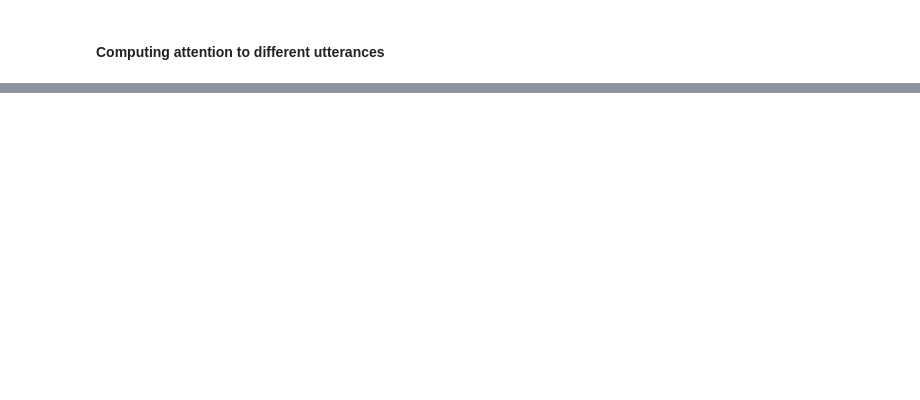
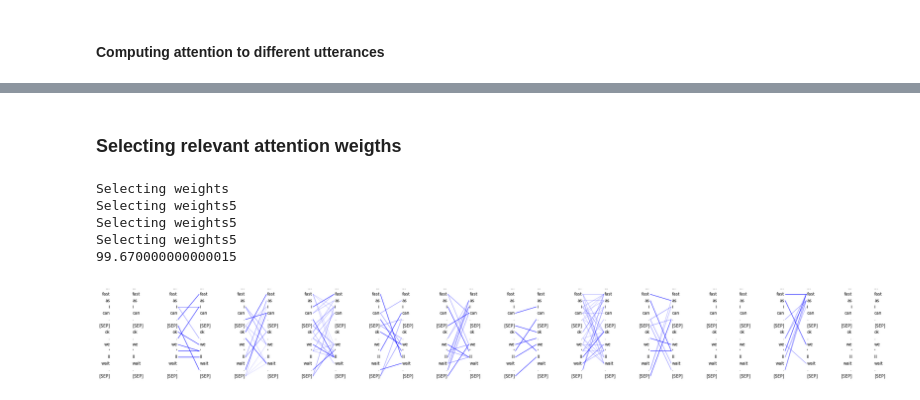
Before and after one commit to eliroc98/dialogue_coherence, a Jupyter notebook: utterances_attention.ipynb, the cells around one changed output, grey strips where cells are left out. Saved outputs shown, nothing was run; the diff lists cells and outputs as text; code cells hidden in the pictures; blank space fills up the shorter version.

```diff
--- a/utterances_attention.ipynb
+++ b/utterances_attention.ipynb
@@ -439,0 +529,2 @@ for l in np.arange(12):
+# %% [markdown]
+### Selecting relevant attention weigths
@@ -439,0 +542,66 @@ for l in np.arange(12):
+# %%
+def select_attn(attn_dict, rel_q):
+  attn_selected = attn_dict.copy()
+
+  for k in attn_dict:
+      print("Selecting weights")
+      for i, item in enumerate(attn_dict[k]):
+        print(f'{np.round(i/len(attn_dict[k]),4)*100}', end='\r')
+        n_tokens = int(tf.shape(item['attns'])[-1])
+        att_mat = [[[[0 for _ in np.arange(n_tokens)] for _ in np.arange(n_tokens)] for _ in np.arange(12)] for _ in np.arange(12)]
+        for l in np.arange(12):
+            for h in np.arange(12):
+              m1 = item['attns'][l][h] <= rel_q[k][l][h][1]
+              m2 = item['attns'][l][h] >= rel_q[k][l][h][0]
+              m = m1 * m2
+              att_mat[l][h] = item['attns'][l][h] * m
+        attn_selected[k][i]['attn_selected'] = att_mat
+  return attn_selected
+# %%
+attention_selected = select_attn(attention_dicts, relevance_quantiles)
+# %% [output]
+Selecting weights
+Selecting weights5
+Selecting weights5
+Selecting weights5
+99.670000000000015
+# %%
+import math
+width = 3
+example_sep = 3
+word_height = 1
+pad = 0.1
+
+
+def plot_attn(example, heads):
+  """Plots attention maps for the given example and attention heads."""
+
+  for ei, (layer, head) in enumerate(heads):
+    yoffset = 1
+    xoffset = ei * width * example_sep
+
+    attn = example["attn_selected"][layer][head][-15:, -15:]
+    attn = np.array(attn)
+    attn /= attn.sum(axis=-1, keepdims=True)
+    words = example["tokens"][-15:]
+    words[0] = "..."
+    n_words = len(words)
+
+    for position, word in enumerate(words):
+      plt.text(xoffset + 0, yoffset - position * word_height, word,
+               ha="right", va="center")
+      plt.text(xoffset + width, yoffset - position * word_height, word,
+               ha="left", va="center")
+    for i in range(1, n_words):
+      for j in range(1, n_words):
+        if not math.isnan(attn[i, j]):
+          plt.plot([xoffset + pad, xoffset + width - pad],
+                  [yoffset - word_height * i, yoffset - word_height * j],
+                  color="blue", linewidth=1, alpha=attn[i, j])
+
+plt.figure(figsize=(30, 4))
+plt.axis("off")
+plot_attn(attention_selected['bert'][3], [(2, j) for j in np.arange(12)])
+plt.show()
+# %% [output]
+[figure, added]
```
Also changed, not shown: parts of 32 cells of this notebook, 1 other file.
